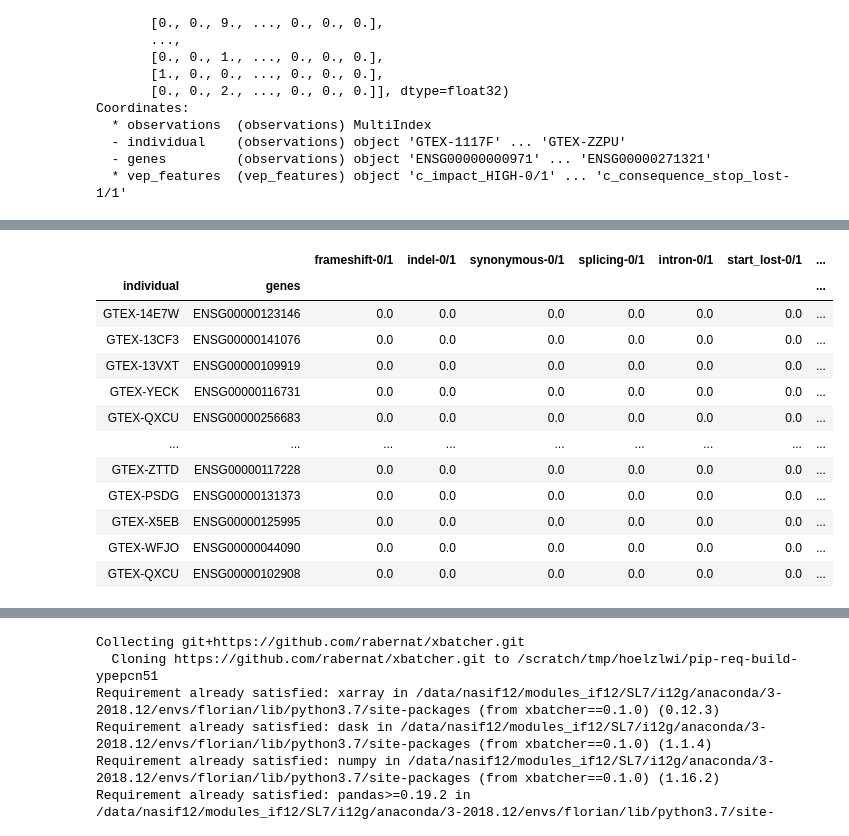
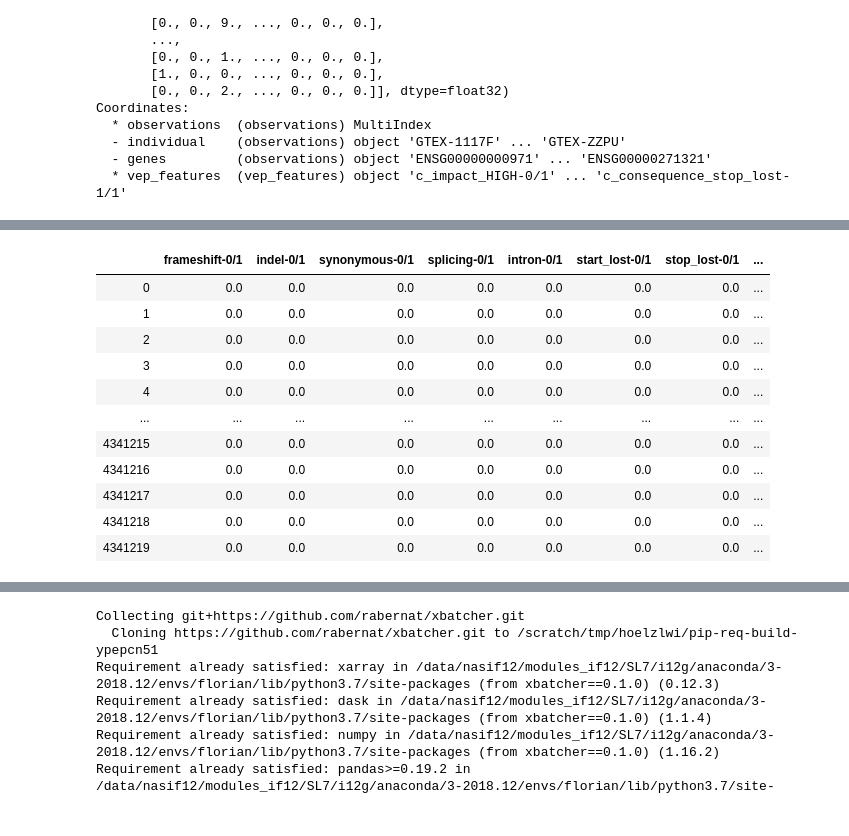
Before and after one commit to gagneurlab/rep, a Jupyter notebook: scripts/003b_gtex_VEP.ipynb, the cells around one changed output, grey strips where cells are left out. Saved outputs shown, nothing was run; the diff lists cells and outputs as text; code cells hidden in the pictures.

```diff
--- a/scripts/003b_gtex_VEP.ipynb
+++ b/scripts/003b_gtex_VEP.ipynb
@@ -147,0 +139,2 @@ AnnData object with n_obs × n_vars = 8166 × 8787
+# %%
+cdf, normppf = dask.compute(cdf, normppf)
@@ -327,3 +342,0 @@ Coordinates:
-# %%
-stacked_blood, stacked_lung, vep_xr = xr.align(stacked_blood, stacked_lung, vep_xr, copy=False, join="inner")
-vep_xr
@@ -375,0 +343,4 @@ array(['c_impact_HIGH-0/1', 'c_impact_HIGH-1/1', 'c_impact_MODERATE-0/1',
+# %%
+# filter all missing values
+stacked_lung = stacked_lung.sel(observations=(~ stacked_lung.missing))
+stacked_lung
@@ -375,0 +365,6 @@ array(['c_impact_HIGH-0/1', 'c_impact_HIGH-1/1', 'c_impact_MODERATE-0/1',
+# %%
+#xr.align(vep_xr, copy=False, join="outer", indexes=stacked_blood.indexes, fill_value=0.)
+
+# select features for lung by aligning all other values to lung
+stacked_lung, stacked_blood, vep_xr = xr.align(stacked_lung, stacked_blood, vep_xr, copy=False, join="left", fill_value=0.)
+vep_xr
@@ -376,86 +405,85 @@ array(['c_impact_HIGH-0/1', 'c_impact_HIGH-1/1', 'c_impact_MODERATE-0/1',
 # %%
 consequences = pd.DataFrame({
     # heterocygote
-    "frameshift-0/1": data['c_consequence_frameshift_variant-0/1'],
-    "indel-0/1": data[[
+    "frameshift-0/1": vep_xr.loc[:, 'c_consequence_frameshift_variant-0/1'],
+    "indel-0/1": vep_xr.loc[:, [
         'c_consequence_inframe_deletion-0/1',
         'c_consequence_inframe_insertion-0/1',
     ]].sum(axis=1),
-    "synonymous-0/1": data['c_consequence_stop_retained_variant-0/1'],
-    "splicing-0/1": data[[
+    "synonymous-0/1": vep_xr.loc[:, 'c_consequence_stop_retained_variant-0/1'],
+    "splicing-0/1": vep_xr.loc[:, [
         'c_consequence_splice_region_variant-0/1',
         'c_consequence_splice_acceptor_variant-0/1',
         'c_consequence_splice_donor_variant-0/1',
     ]].sum(axis=1),
-    "intron-0/1": data[[
+    "intron-0/1": vep_xr.loc[:, [
         'c_consequence_intron_variant-0/1',
     ]].sum(axis=1),
-    "start_lost-0/1": data['c_consequence_start_lost-0/1'],
-    "stop_lost-0/1": data['c_consequence_stop_lost-0/1'],
-    "stop_gained-0/1": data['c_consequence_stop_gained-0/1'],
-    "coding_sequence-0/1": data[[
+    "start_lost-0/1": vep_xr.loc[:, 'c_consequence_start_lost-0/1'],
+    "stop_lost-0/1": vep_xr.loc[:, 'c_consequence_stop_lost-0/1'],
+    "stop_gained-0/1": vep_xr.loc[:, 'c_consequence_stop_gained-0/1'],
+    "coding_sequence-0/1": vep_xr.loc[:, [
         'c_consequence_incomplete_terminal_codon_variant-0/1',
         'c_consequence_coding_sequence_variant-0/1',
     ]].sum(axis=1),
-    "protein_altering-0/1": data[[
+    "protein_altering-0/1": vep_xr.loc[:, [
         'c_consequence_protein_altering_variant-0/1',
         'c_consequence_missense_variant-0/1',
     ]].sum(axis=1),
-    "UTR-0/1": data[[
+    "UTR-0/1": vep_xr.loc[:, [
         'c_consequence_3_prime_UTR_variant-0/1',
         'c_consequence_5_prime_UTR_variant-0/1',
     ]].sum(axis=1),
-    "transcript-0/1": data[[
+    "transcript-0/1": vep_xr.loc[:, [
         'c_consequence_non_coding_transcript_variant-0/1',
         'c_consequence_non_coding_transcript_exon_variant-0/1',
     ]].sum(axis=1),
     # homocygote
-    "frameshift-1/1": data['c_consequence_frameshift_variant-1/1'],
-    "indel-1/1": data[[
+    "frameshift-1/1": vep_xr.loc[:, 'c_consequence_frameshift_variant-1/1'],
+    "indel-1/1": vep_xr.loc[:, [
         'c_consequence_inframe_deletion-1/1',
         'c_consequence_inframe_insertion-1/1',
     ]].sum(axis=1),
-    "synonymous-1/1": data['c_consequence_stop_retained_variant-1/1'],
-    "splicing-1/1": data[[
+    "synonymous-1/1": vep_xr.loc[:, 'c_consequence_stop_retained_variant-1/1'],
+    "splicing-1/1": vep_xr.loc[:, [
         'c_consequence_splice_region_variant-1/1',
         'c_consequence_splice_acceptor_variant-1/1',
         'c_consequence_splice_donor_variant-1/1',
     ]].sum(axis=1),
-    "intron-1/1": data[[
+    "intron-1/1": vep_xr.loc[:, [
         'c_consequence_intron_variant-1/1',
     ]].sum(axis=1),
-    "start_lost-1/1": data['c_consequence_start_lost-1/1'],
-    "stop_lost-1/1": data['c_consequence_stop_lost-1/1'],
-    "stop_gained-1/1": data['c_consequence_stop_gained-1/1'],
-    "coding_sequence-1/1": data[[
+    "start_lost-1/1": vep_xr.loc[:, 'c_consequence_start_lost-1/1'],
+    "stop_lost-1/1": vep_xr.loc[:, 'c_consequence_stop_lost-1/1'],
+    "stop_gained-1/1": vep_xr.loc[:, 'c_consequence_stop_gained-1/1'],
+    "coding_sequence-1/1": vep_xr.loc[:, [
         'c_consequence_incomplete_terminal_codon_variant-1/1',
         'c_consequence_coding_sequence_variant-1/1',
     ]].sum(axis=1),
-    "protein_altering-1/1": data[[
+    "protein_altering-1/1": vep_xr.loc[:, [
         'c_consequence_protein_altering_variant-1/1',
         'c_consequence_missense_variant-1/1',
     ]].sum(axis=1),
-    "UTR-1/1": data[[
+    "UTR-1/1": vep_xr.loc[:, [
         'c_consequence_3_prime_UTR_variant-1/1',
         'c_consequence_5_prime_UTR_variant-1/1',
     ]].sum(axis=1),
-    "transcript-1/1": data[[
+    "transcript-1/1": vep_xr.loc[:, [
         'c_consequence_non_coding_transcript_variant-1/1',
         'c_consequence_non_coding_transcript_exon_variant-1/1',
     ]].sum(axis=1),
 })
 consequences
 # %% [output]
-|  |  | frameshift-0/1 | indel-0/1 | synonymous-0/1 | splicing-0/1 | intron-0/1 | start_lost-0/1 | ... |
-| individual | genes |  |  |  |  |  |  | ... |
-| GTEX-14E7W | ENSG00000123146 | 0.0 | 0.0 | 0.0 | 0.0 | 0.0 | 0.0 | ... |
-| GTEX-13CF3 | ENSG00000141076 | 0.0 | 0.0 | 0.0 | 0.0 | 0.0 | 0.0 | ... |
-| GTEX-13VXT | ENSG00000109919 | 0.0 | 0.0 | 0.0 | 0.0 | 0.0 | 0.0 | ... |
-| GTEX-YECK | ENSG00000116731 | 0.0 | 0.0 | 0.0 | 0.0 | 0.0 | 0.0 | ... |
-| GTEX-QXCU | ENSG00000256683 | 0.0 | 0.0 | 0.0 | 0.0 | 0.0 | 0.0 | ... |
+|  | frameshift-0/1 | indel-0/1 | synonymous-0/1 | splicing-0/1 | intron-0/1 | start_lost-0/1 | stop_lost-0/1 | ... |
+| 0 | 0.0 | 0.0 | 0.0 | 0.0 | 0.0 | 0.0 | 0.0 | ... |
+| 1 | 0.0 | 0.0 | 0.0 | 0.0 | 0.0 | 0.0 | 0.0 | ... |
+| 2 | 0.0 | 0.0 | 0.0 | 0.0 | 0.0 | 0.0 | 0.0 | ... |
+| 3 | 0.0 | 0.0 | 0.0 | 0.0 | 0.0 | 0.0 | 0.0 | ... |
+| 4 | 0.0 | 0.0 | 0.0 | 0.0 | 0.0 | 0.0 | 0.0 | ... |
 | ... | ... | ... | ... | ... | ... | ... | ... | ... |
-| GTEX-ZTTD | ENSG00000117228 | 0.0 | 0.0 | 0.0 | 0.0 | 0.0 | 0.0 | ... |
-| GTEX-PSDG | ENSG00000131373 | 0.0 | 0.0 | 0.0 | 0.0 | 0.0 | 0.0 | ... |
-| GTEX-X5EB | ENSG00000125995 | 0.0 | 0.0 | 0.0 | 0.0 | 0.0 | 0.0 | ... |
-| GTEX-WFJO | ENSG00000044090 | 0.0 | 0.0 | 0.0 | 0.0 | 0.0 | 0.0 | ... |
-| GTEX-QXCU | ENSG00000102908 | 0.0 | 0.0 | 0.0 | 0.0 | 0.0 | 0.0 | ... |
+| 4341215 | 0.0 | 0.0 | 0.0 | 0.0 | 0.0 | 0.0 | 0.0 | ... |
+| 4341216 | 0.0 | 0.0 | 0.0 | 0.0 | 0.0 | 0.0 | 0.0 | ... |
+| 4341217 | 0.0 | 0.0 | 0.0 | 0.0 | 0.0 | 0.0 | 0.0 | ... |
+| 4341218 | 0.0 | 0.0 | 0.0 | 0.0 | 0.0 | 0.0 | 0.0 | ... |
+| 4341219 | 0.0 | 0.0 | 0.0 | 0.0 | 0.0 | 0.0 | 0.0 | ... |
```
Also changed, not shown: parts of 63 cells of this notebook.
